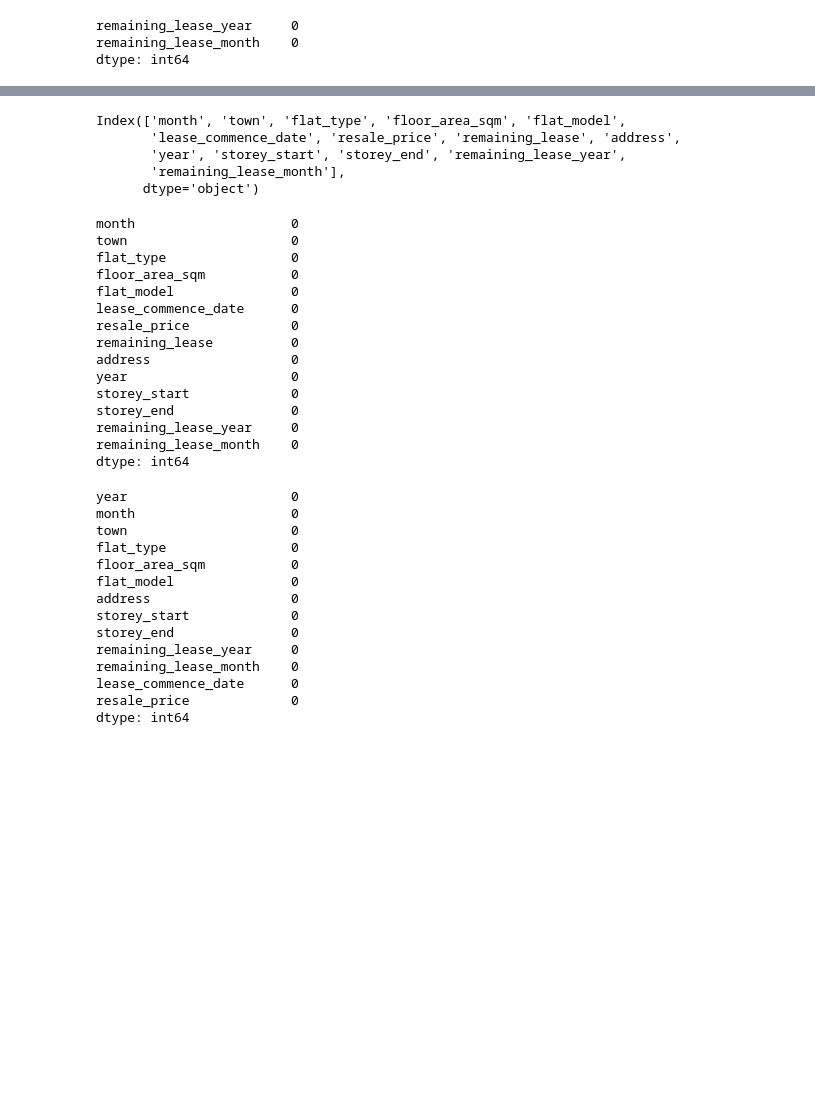
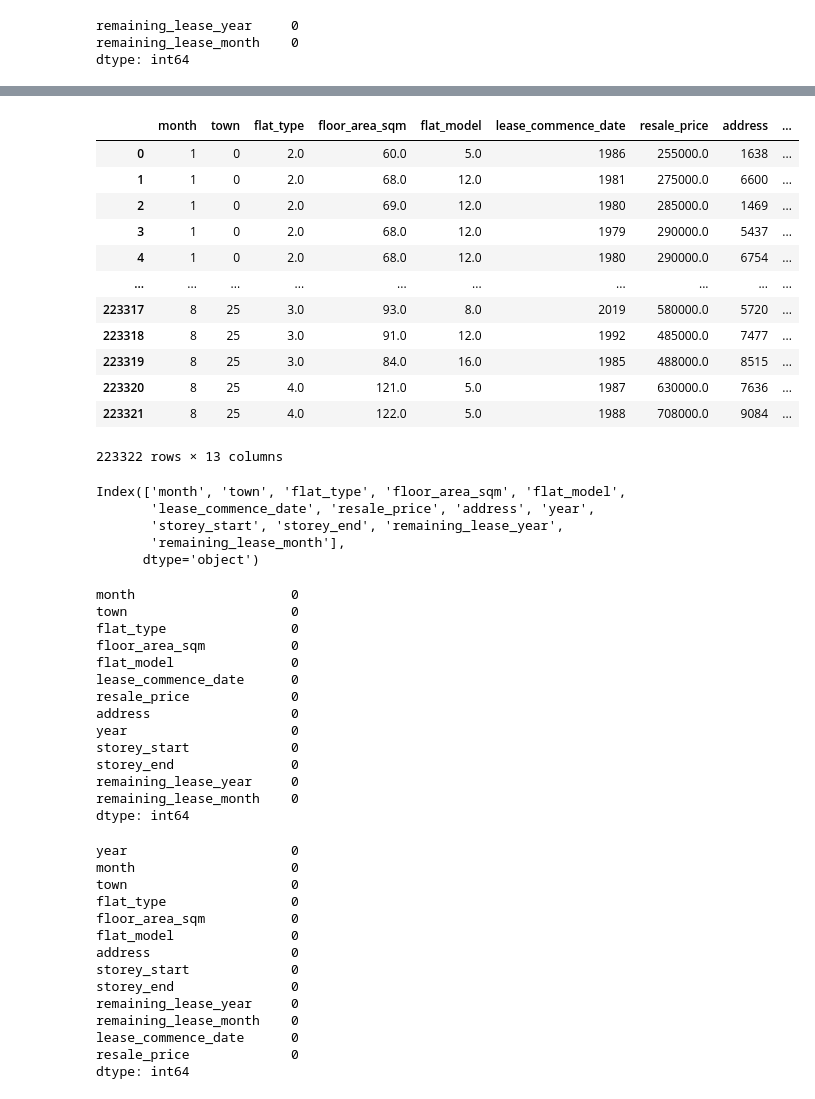
Before and after one commit to Karthika-Jay/Singapore_Flat_Price_Predictor, a Jupyter notebook: singaporeflatanalysis_main.ipynb, the cells around one changed output, grey strips where cells are left out. Drawn from its saved outputs; the diff is of its cells as text; code cells hidden in the pictures; blank space fills up the shorter version.

```diff
--- a/singaporeflatanalysis_main.ipynb
+++ b/singaporeflatanalysis_main.ipynb
@@ -397,14 +396,28 @@ storey_end               0
 remaining_lease_year     0
 remaining_lease_month    0
 dtype: int64
-# %%
-df_6= pd.concat([df_5,df_data],axis=1)
+# %%
+df_6
+# %% [output]
+|  | month | town | flat_type | floor_area_sqm | flat_model | lease_commence_date | resale_price | address | ... |
+| 0 | 1 | 0 | 2.0 | 60.0 | 5.0 | 1986 | 255000.0 | 1638 | ... |
+| 1 | 1 | 0 | 2.0 | 68.0 | 12.0 | 1981 | 275000.0 | 6600 | ... |
+| 2 | 1 | 0 | 2.0 | 69.0 | 12.0 | 1980 | 285000.0 | 1469 | ... |
+| 3 | 1 | 0 | 2.0 | 68.0 | 12.0 | 1979 | 290000.0 | 5437 | ... |
+| 4 | 1 | 0 | 2.0 | 68.0 | 12.0 | 1980 | 290000.0 | 6754 | ... |
+| ... | ... | ... | ... | ... | ... | ... | ... | ... | ... |
+| 223317 | 8 | 25 | 3.0 | 93.0 | 8.0 | 2019 | 580000.0 | 5720 | ... |
+| 223318 | 8 | 25 | 3.0 | 91.0 | 12.0 | 1992 | 485000.0 | 7477 | ... |
+| 223319 | 8 | 25 | 3.0 | 84.0 | 16.0 | 1985 | 488000.0 | 8515 | ... |
+| 223320 | 8 | 25 | 4.0 | 121.0 | 5.0 | 1987 | 630000.0 | 7636 | ... |
+| 223321 | 8 | 25 | 4.0 | 122.0 | 5.0 | 1988 | 708000.0 | 9084 | ... |
+223322 rows × 13 columns
 # %%
 df_6.columns
 # %% [output]
 Index(['month', 'town', 'flat_type', 'floor_area_sqm', 'flat_model',
-       'lease_commence_date', 'resale_price', 'remaining_lease', 'address',
-       'year', 'storey_start', 'storey_end', 'remaining_lease_year',
+       'lease_commence_date', 'resale_price', 'address', 'year',
+       'storey_start', 'storey_end', 'remaining_lease_year',
        'remaining_lease_month'],
       dtype='object')
 # %%
@@ -417,7 +430,6 @@ floor_area_sqm           0
 flat_model               0
 lease_commence_date      0
 resale_price             0
-remaining_lease          0
 address                  0
 year                     0
 storey_start             0
```
Also changed, not shown: parts of 5 cells of this notebook, 2 other files.
